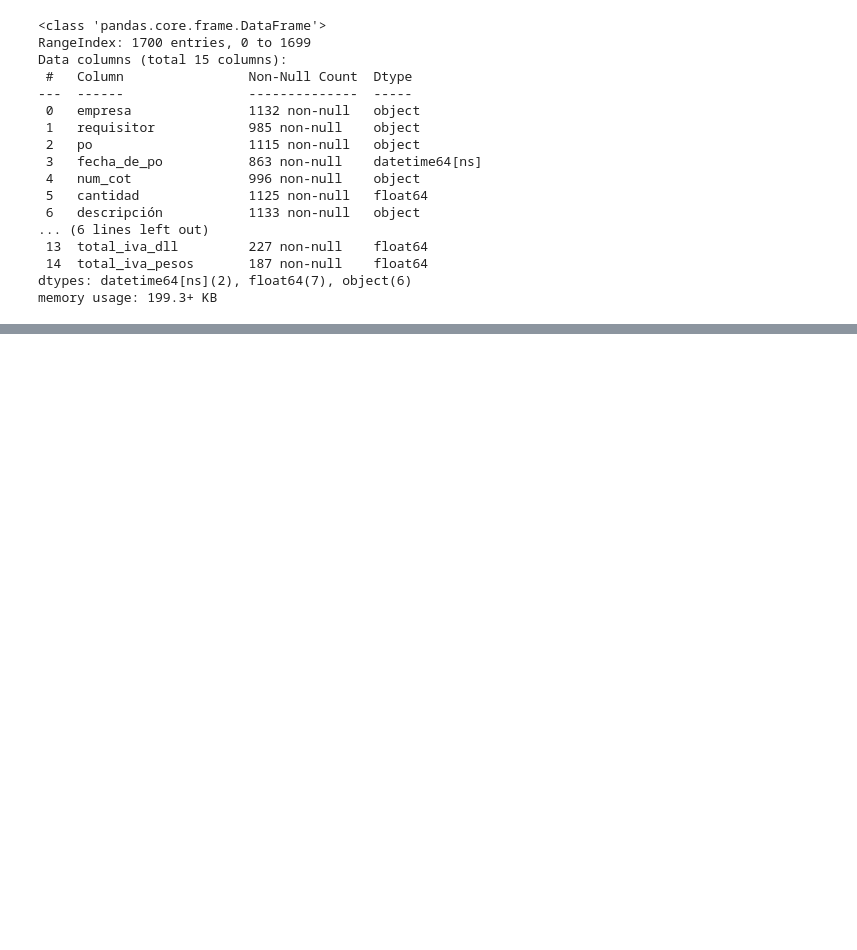
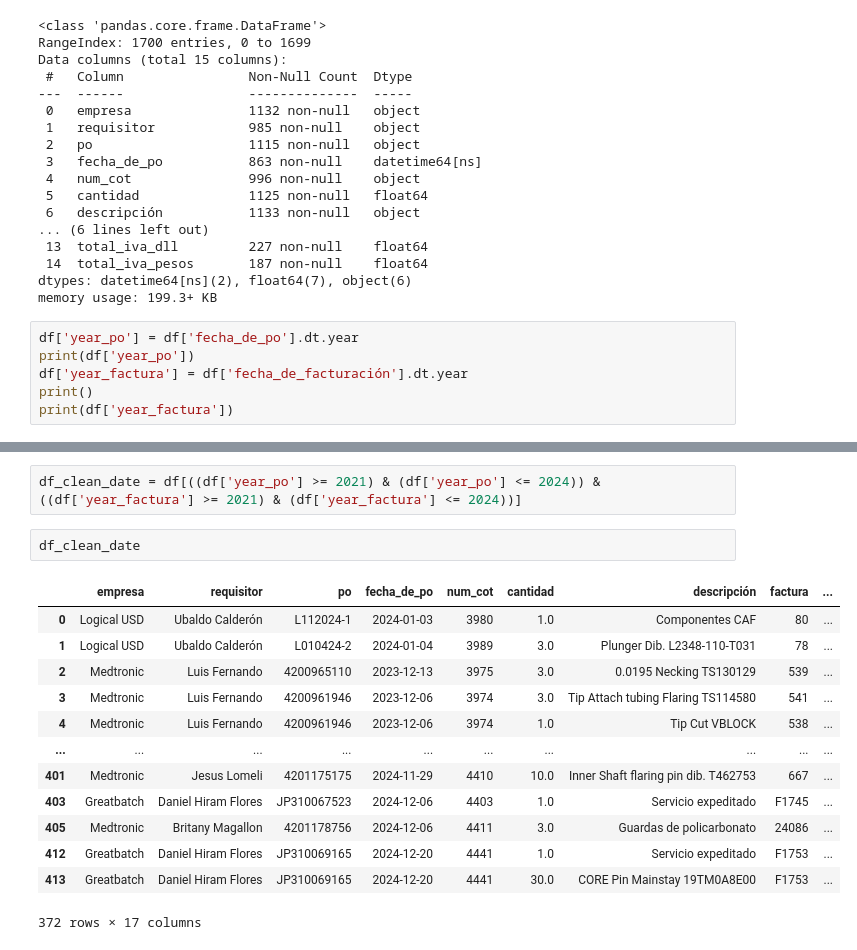
Before and after one commit to UnDogmaticSocrates/IDM_project, a Jupyter notebook: duracion_de_proyectos.ipynb, the cells around one changed output, grey strips where cells are left out. Saved outputs shown, nothing was run; the diff lists cells and outputs as text; blank space fills up the shorter version.

```diff
--- a/duracion_de_proyectos.ipynb
+++ b/duracion_de_proyectos.ipynb
@@ -21,3 +22,9 @@ Data columns (total 15 columns):
  14  total_iva_pesos       187 non-null    float64
 dtypes: datetime64[ns](2), float64(7), object(6)
 memory usage: 199.3+ KB
+# %%
+df['year_po'] = df['fecha_de_po'].dt.year
+print(df['year_po'])
+df['year_factura'] = df['fecha_de_facturación'].dt.year
+print()
+print(df['year_factura'])
@@ -24 +49,19 @@ memory usage: 199.3+ KB
+# %%
+df_clean_date = df[((df['year_po'] >= 2021) & (df['year_po'] <= 2024)) & ((df['year_factura'] >= 2021) & (df['year_factura'] <= 2024))]
+# %%
+df_clean_date
+# %% [output]
+|  | empresa | requisitor | po | fecha_de_po | num_cot | cantidad | descripción | factura | ... |
+| 0 | Logical USD | Ubaldo Calderón | L112024-1 | 2024-01-03 | 3980 | 1.0 | Componentes CAF | 80 | ... |
+| 1 | Logical USD | Ubaldo Calderón | L010424-2 | 2024-01-04 | 3989 | 3.0 | Plunger Dib. L2348-110-T031 | 78 | ... |
+| 2 | Medtronic | Luis Fernando | 4200965110 | 2023-12-13 | 3975 | 3.0 | 0.0195 Necking TS130129 | 539 | ... |
+| 3 | Medtronic | Luis Fernando | 4200961946 | 2023-12-06 | 3974 | 3.0 | Tip Attach tubing Flaring TS114580 | 541 | ... |
+| 4 | Medtronic | Luis Fernando | 4200961946 | 2023-12-06 | 3974 | 1.0 | Tip Cut VBLOCK | 538 | ... |
+| ... | ... | ... | ... | ... | ... | ... | ... | ... | ... |
+| 401 | Medtronic | Jesus Lomeli | 4201175175 | 2024-11-29 | 4410 | 10.0 | Inner Shaft flaring pin dib. T462753 | 667 | ... |
+| 403 | Greatbatch | Daniel Hiram Flores | JP310067523 | 2024-12-06 | 4403 | 1.0 | Servicio expeditado | F1745 | ... |
+| 405 | Medtronic | Britany Magallon | 4201178756 | 2024-12-06 | 4411 | 3.0 | Guardas de policarbonato | 24086 | ... |
+| 412 | Greatbatch | Daniel Hiram Flores | JP310069165 | 2024-12-20 | 4441 | 1.0 | Servicio expeditado | F1753 | ... |
+| 413 | Greatbatch | Daniel Hiram Flores | JP310069165 | 2024-12-20 | 4441 | 30.0 | CORE Pin Mainstay 19TM0A8E00 | F1753 | ... |
+372 rows × 17 columns
 # %%
```
Also changed, not shown: parts of 15 cells of this notebook, 7 other files.
